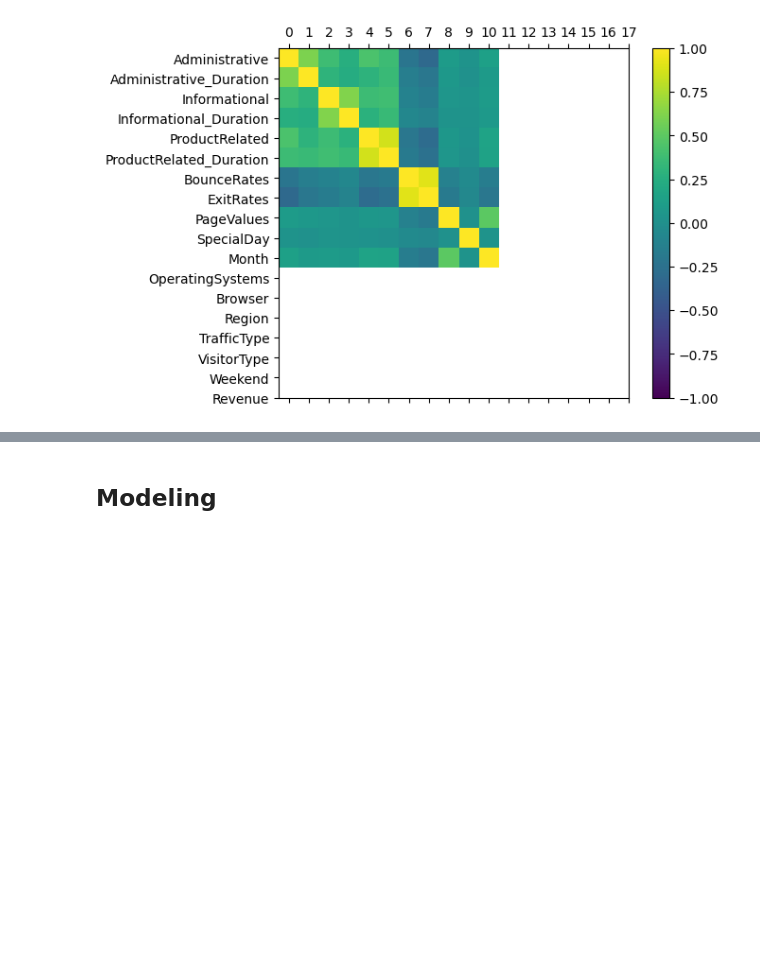
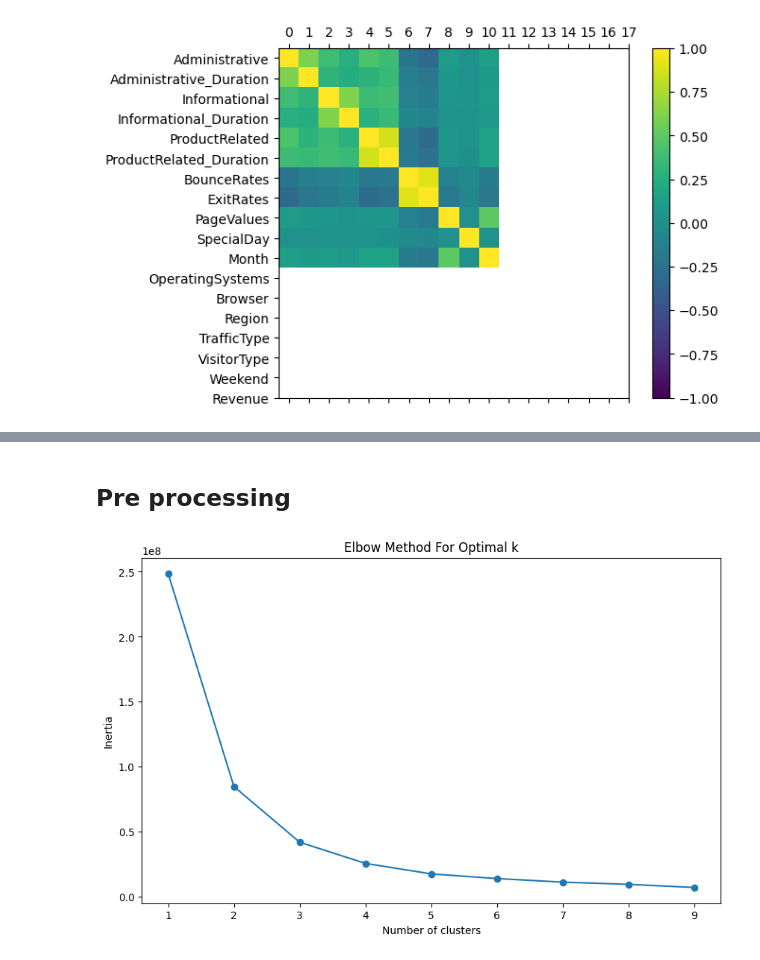
Before and after one commit to Redflyo/DataAnalysisProject, a Jupyter notebook: PROJET_PYTHON__Brouillon1.ipynb, the cells around one changed output, grey strips where cells are left out. Saved outputs shown, nothing was run; the diff lists cells and outputs as text; code cells hidden in the pictures; blank space fills up the shorter version.

Commit message:
[feat] begining of clustering

```diff
--- a/PROJET_PYTHON__Brouillon1.ipynb
+++ b/PROJET_PYTHON__Brouillon1.ipynb
@@ -512,4 +512,4 @@ fig.show()
 # %% [output]
 [interactive output not drawn]
 # %% [markdown]
-## Modeling
+## Pre processing
@@ -515,0 +551,23 @@ fig.show()
+# %%
+inertia = []
+K_range = range(1, 10)  # Adjust the range as needed
+
+for k in K_range:
+    # Update the number of clusters in KMeans
+    pipeline.set_params(kmeans__n_clusters=k)
+
+    # Fit the pipeline to the data
+    pipeline.fit(df)
+
+    # Record the inertia
+    inertia.append(pipeline.named_steps['kmeans'].inertia_)
+
+# Plot the Elbow Curve
+plt.figure(figsize=(10, 6))
+plt.plot(K_range, inertia, marker='o')
+plt.title('Elbow Method For Optimal k')
+plt.xlabel('Number of clusters')
+plt.ylabel('Inertia')
+plt.show()
+# %% [output]
+[figure, added]
```
Also changed, not shown: parts of 6 cells of this notebook.
